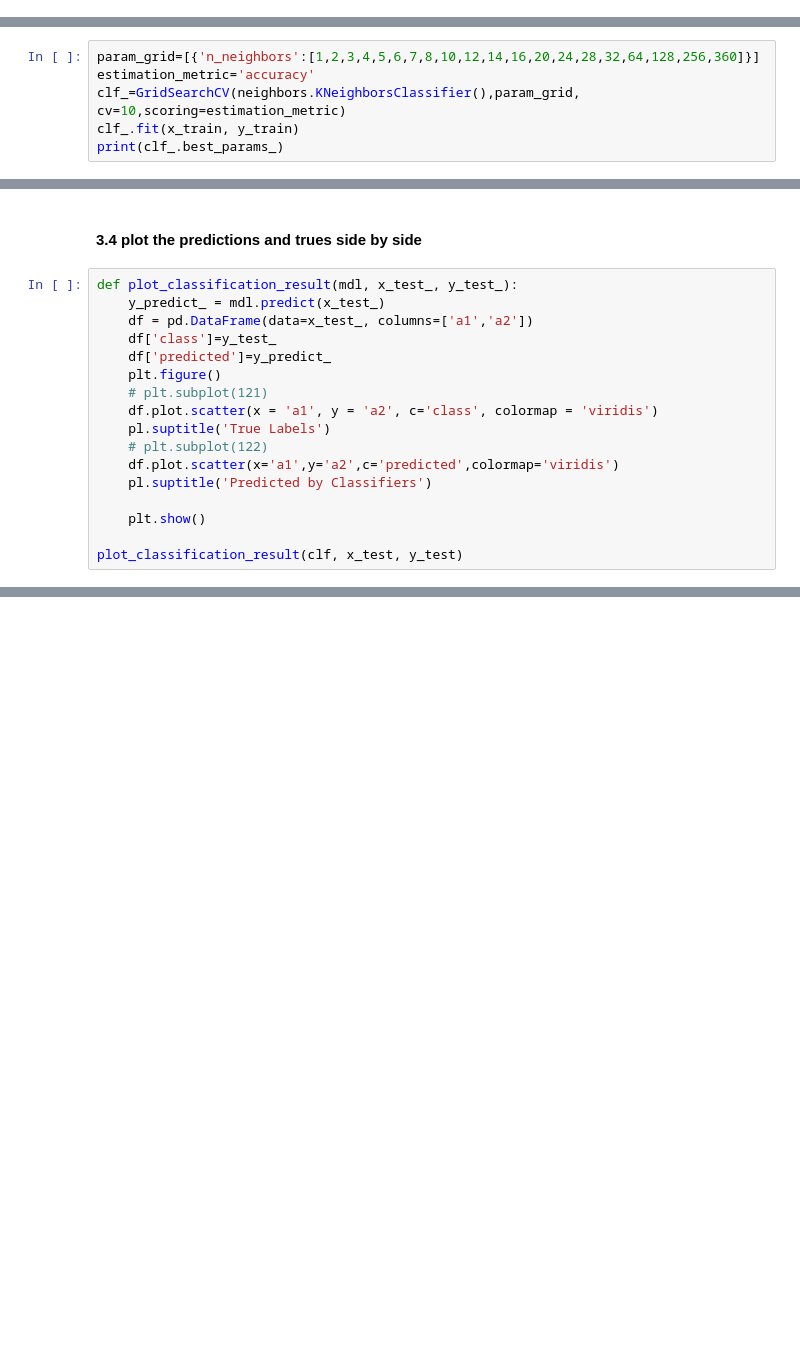
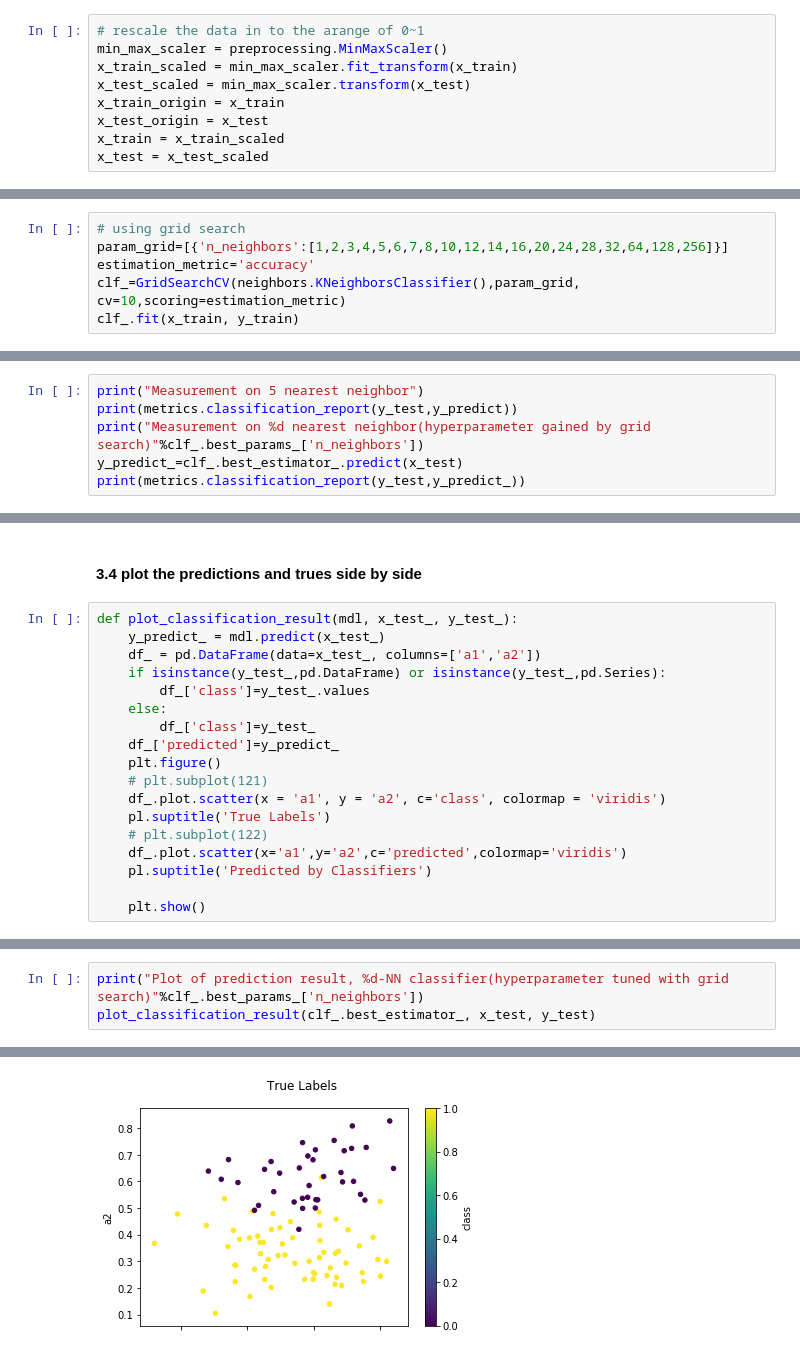
Before and after one commit to QiS9596/5243ExploratoryDataAnalysis, a Jupyter notebook: scripts/lab2.ipynb, the cells around one changed output, grey strips where cells are left out. Cells and saved outputs as stored; diff of their text form; blank space fills up the shorter version.

```diff
--- a/scripts/lab2.ipynb
+++ b/scripts/lab2.ipynb
@@ -120,3 +83,12 @@ len(x_test)
+# %%
+# rescale the data in to the arange of 0~1
+min_max_scaler = preprocessing.MinMaxScaler()
+x_train_scaled = min_max_scaler.fit_transform(x_train)
+x_test_scaled = min_max_scaler.transform(x_test)
+x_train_origin = x_train
+x_test_origin = x_test
+x_train = x_train_scaled
+x_test = x_test_scaled
 # %% [markdown]
 ## 3. Train a classifier and classify the test records
 # %% [markdown]
@@ -132,7 +104,7 @@ KNeighborsClassifier(algorithm='auto', leaf_size=30, metric='minkowski',
 # %%
-param_grid=[{'n_neighbors':[1,2,3,4,5,6,7,8,10,12,14,16,20,24,28,32,64,128,256,360]}]
+# using grid search
+param_grid=[{'n_neighbors':[1,2,3,4,5,6,7,8,10,12,14,16,20,24,28,32,64,128,256]}]
 estimation_metric='accuracy'
 clf_=GridSearchCV(neighbors.KNeighborsClassifier(),param_grid, cv=10,scoring=estimation_metric)
 clf_.fit(x_train, y_train)
-print(clf_.best_params_)
 # %% [output]
@@ -164,0 +151,6 @@ weighted avg       0.91      0.91      0.91       100
+# %%
+print("Measurement on 5 nearest neighbor")
+print(metrics.classification_report(y_test,y_predict))
+print("Measurement on %d nearest neighbor(hyperparameter gained by grid search)"%clf_.best_params_['n_neighbors'])
+y_predict_=clf_.best_estimator_.predict(x_test)
+print(metrics.classification_report(y_test,y_predict_))
@@ -167,17 +179,18 @@ weighted avg       0.91      0.91      0.91       100
 # %%
 def plot_classification_result(mdl, x_test_, y_test_):
     y_predict_ = mdl.predict(x_test_)
-    df = pd.DataFrame(data=x_test_, columns=['a1','a2'])
-    df['class']=y_test_
-    df['predicted']=y_predict_
+    df_ = pd.DataFrame(data=x_test_, columns=['a1','a2'])
+    if isinstance(y_test_,pd.DataFrame) or isinstance(y_test_,pd.Series):
+        df_['class']=y_test_.values
+    else:
+        df_['class']=y_test_
+    df_['predicted']=y_predict_
     plt.figure()
     # plt.subplot(121)
-    df.plot.scatter(x = 'a1', y = 'a2', c='class', colormap = 'viridis')
+    df_.plot.scatter(x = 'a1', y = 'a2', c='class', colormap = 'viridis')
     pl.suptitle('True Labels')
     # plt.subplot(122)
-    df.plot.scatter(x='a1',y='a2',c='predicted',colormap='viridis')
+    df_.plot.scatter(x='a1',y='a2',c='predicted',colormap='viridis')
     pl.suptitle('Predicted by Classifiers')
 
     plt.show()
-
-plot_classification_result(clf, x_test, y_test)
@@ -187,0 +205,4 @@ plot_classification_result(clf, x_test, y_test)
+# %%
+print("Plot of prediction result, %d-NN classifier(hyperparameter tuned with grid search)"%clf_.best_params_['n_neighbors'])
+plot_classification_result(clf_.best_estimator_, x_test, y_test)
+# %% [output]
@@ -187,0 +211 @@ plot_classification_result(clf, x_test, y_test)
+[figure, added]
```
Also changed, not shown: parts of 26 cells of this notebook.
